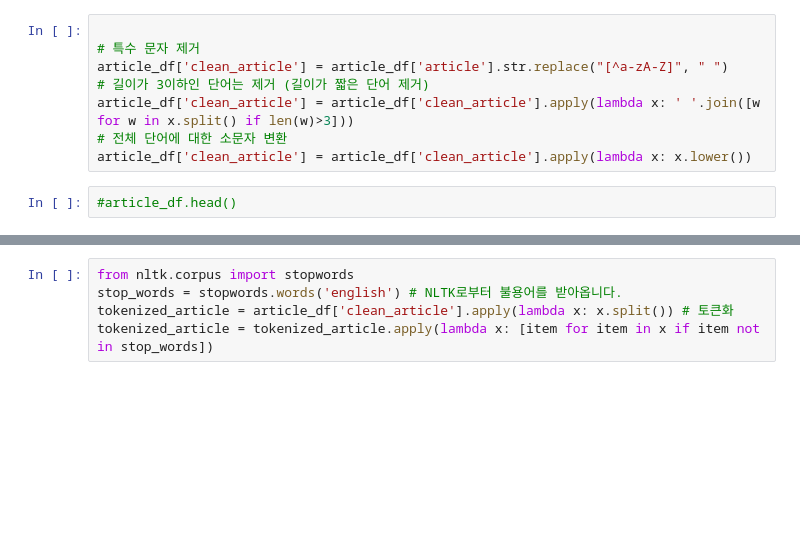
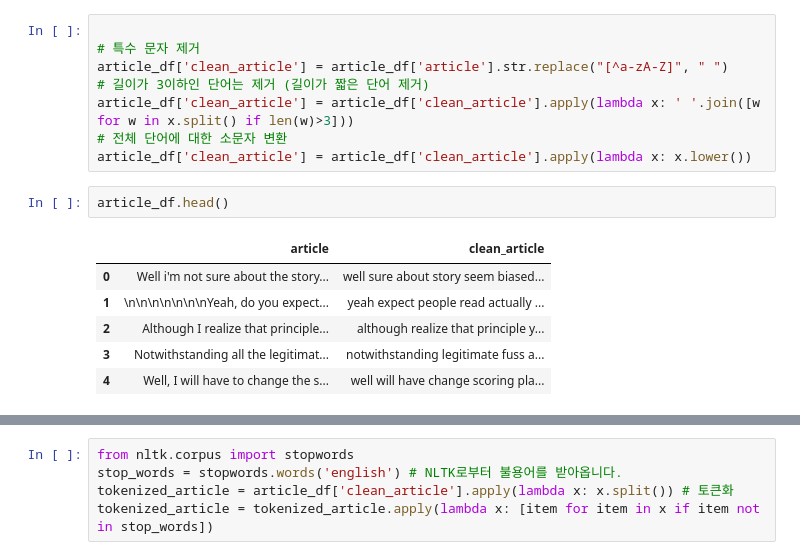
Before and after one commit to JangAyeon/AI_Study, a Jupyter notebook: Text/LDA_GDSC.ipynb, the cells around one changed output, grey strips where cells are left out. Cells and saved outputs as stored; diff of their text form; blank space fills up the shorter version.

```diff
--- a/Text/LDA_GDSC.ipynb
+++ b/Text/LDA_GDSC.ipynb
@@ -84,8 +138,15 @@ article_df['clean_article'] = article_df['article'].str.replace("[^a-zA-Z]", " "
 article_df['clean_article'] = article_df['clean_article'].apply(lambda x: ' '.join([w for w in x.split() if len(w)>3]))
 # 전체 단어에 대한 소문자 변환
 article_df['clean_article'] = article_df['clean_article'].apply(lambda x: x.lower())
-# %%
-#article_df.head()
+# %%
+article_df.head()
+# %% [output]
+|  | article | clean_article |
+| 0 | Well i'm not sure about the story... | well sure about story seem biased... |
+| 1 | \n\n\n\n\n\n\nYeah, do you expect... | yeah expect people read actually ... |
+| 2 | Although I realize that principle... | although realize that principle y... |
+| 3 | Notwithstanding all the legitimat... | notwithstanding legitimate fuss a... |
+| 4 | Well, I will have to change the s... | well will have change scoring pla... |
 # %%
 import nltk
 nltk.download('stopwords')
```
Also changed, not shown: parts of 17 cells of this notebook.
